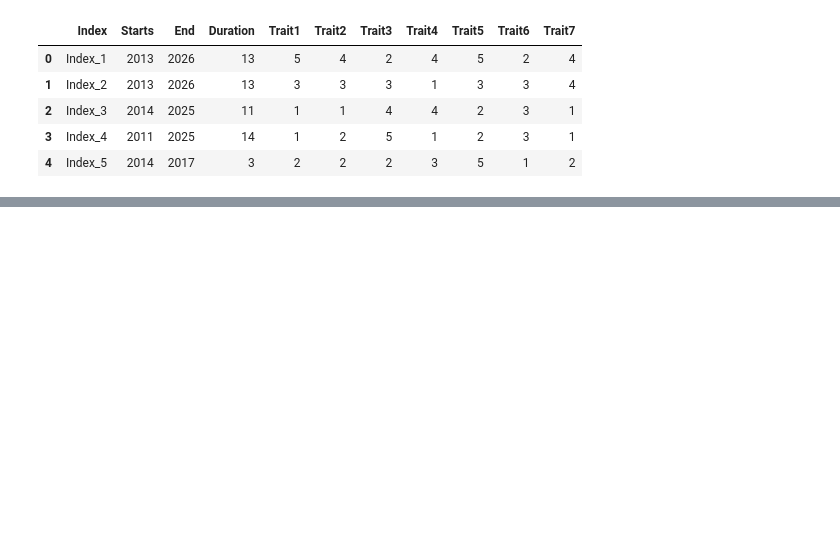
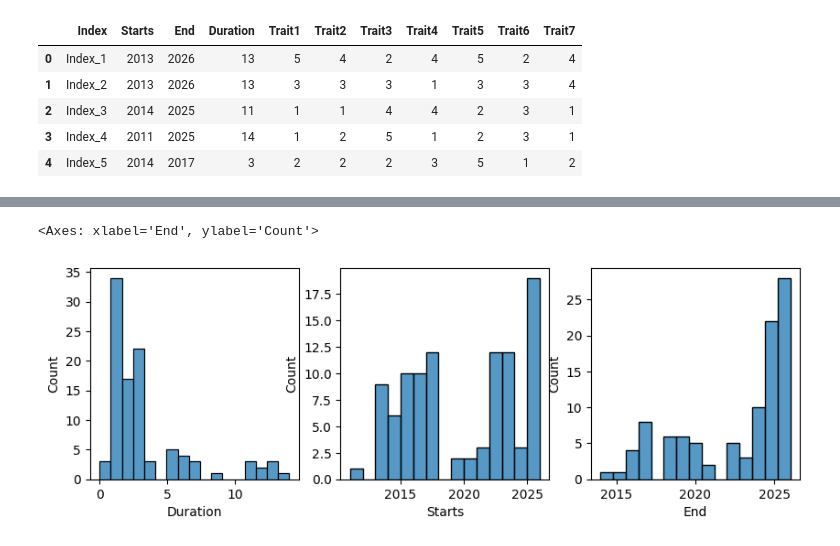
Before and after one commit to Popescu-Victor/ERQL-lab, a Jupyter notebook: ml-lab/Index_Traits.ipynb, the cells around one changed output, grey strips where cells are left out. Cells and saved outputs as stored; diff of their text form; code cells hidden in the pictures; blank space fills up the shorter version.

```diff
--- a/ml-lab/Index_Traits.ipynb
+++ b/ml-lab/Index_Traits.ipynb
@@ -18,0 +24,8 @@ df.head()
+# %%
+fig, axes = plt.subplots(1, 3, figsize=(10,3))
+sns.histplot(df['Duration'], ax = axes[0])
+sns.histplot(df['Starts'], ax = axes[1], bins=15)
+sns.histplot(df['End'], ax = axes[2], bins=15)
+# %% [output]
+<Axes: xlabel='End', ylabel='Count'>
+[figure, added]
```
Also changed, not shown: parts of 2 cells of this notebook.
